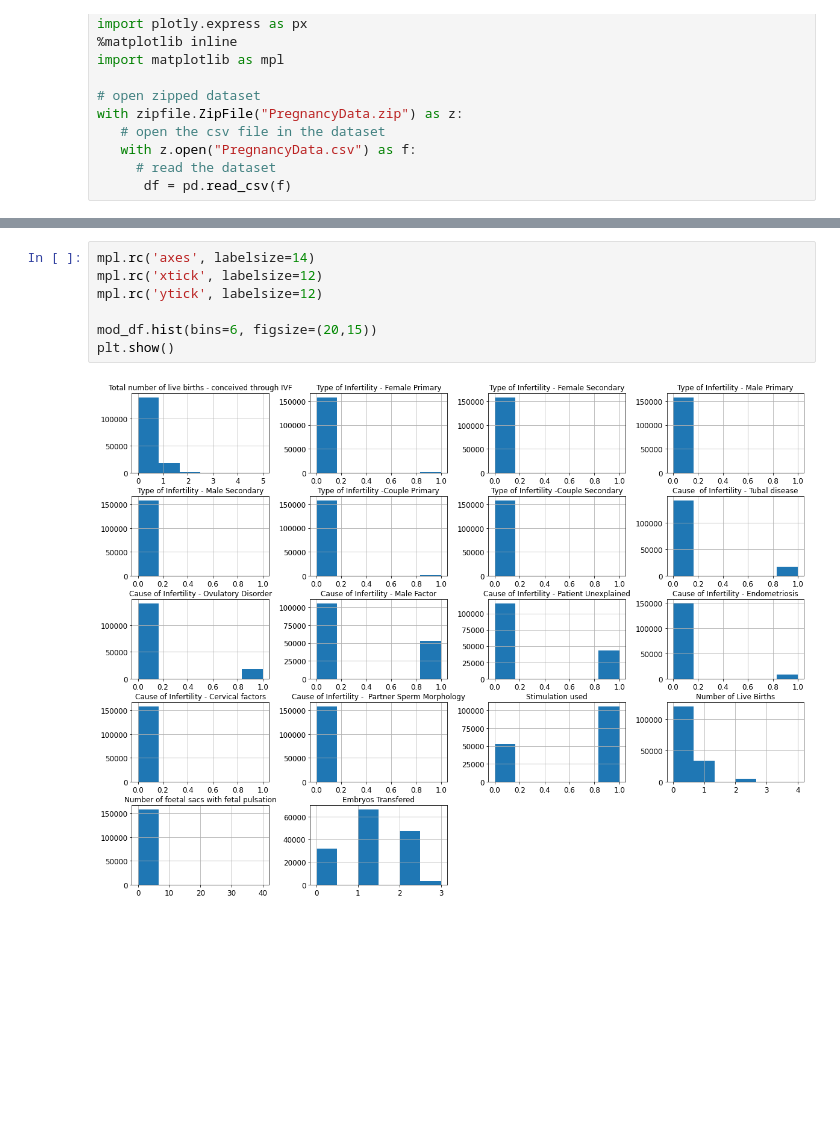
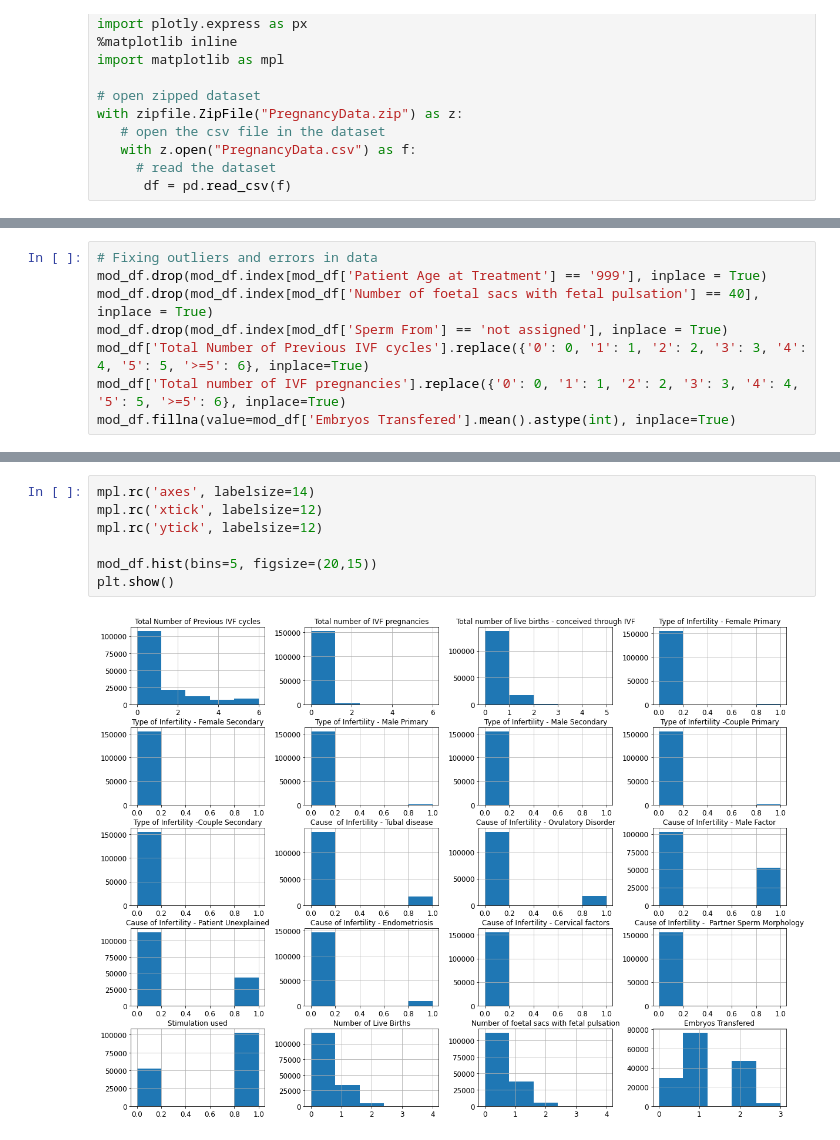
Before and after one commit to ecdison/Group9_MachineLearningHC, a Jupyter notebook: HCTech.ipynb, the cells around one changed output, grey strips where cells are left out. Drawn from its saved outputs; the diff is of its cells as text; blank space fills up the shorter version.

```diff
--- a/HCTech.ipynb
+++ b/HCTech.ipynb
@@ -170,0 +187,8 @@ dtype: int64
+# %%
+# Fixing outliers and errors in data
+mod_df.drop(mod_df.index[mod_df['Patient Age at Treatment'] == '999'], inplace = True)
+mod_df.drop(mod_df.index[mod_df['Number of foetal sacs with fetal pulsation'] == 40], inplace = True)
+mod_df.drop(mod_df.index[mod_df['Sperm From'] == 'not assigned'], inplace = True)
+mod_df['Total Number of Previous IVF cycles'].replace({'0': 0, '1': 1, '2': 2, '3': 3, '4': 4, '5': 5, '>=5': 6}, inplace=True)
+mod_df['Total number of IVF pregnancies'].replace({'0': 0, '1': 1, '2': 2, '3': 3, '4': 4, '5': 5, '>=5': 6}, inplace=True)
+mod_df.fillna(value=mod_df['Embryos Transfered'].mean().astype(int), inplace=True)
@@ -171,12 +252,12 @@ dtype: int64
 # %%
 mpl.rc('axes', labelsize=14)
 mpl.rc('xtick', labelsize=12)
 mpl.rc('ytick', labelsize=12)
 
-mod_df.hist(bins=6, figsize=(20,15))
+mod_df.hist(bins=5, figsize=(20,15))
 plt.show()
 # %% [output]
-[figure, old version]
+[figure, new version]
 # %%
 fig, ax = plt.subplots(figsize=(15,15))  # Sample figsize in inches
 sns.heatmap(mod_df.corr(), annot=True, linewidths=.5, ax=ax)
```
Also changed, not shown: parts of 10 cells of this notebook.
